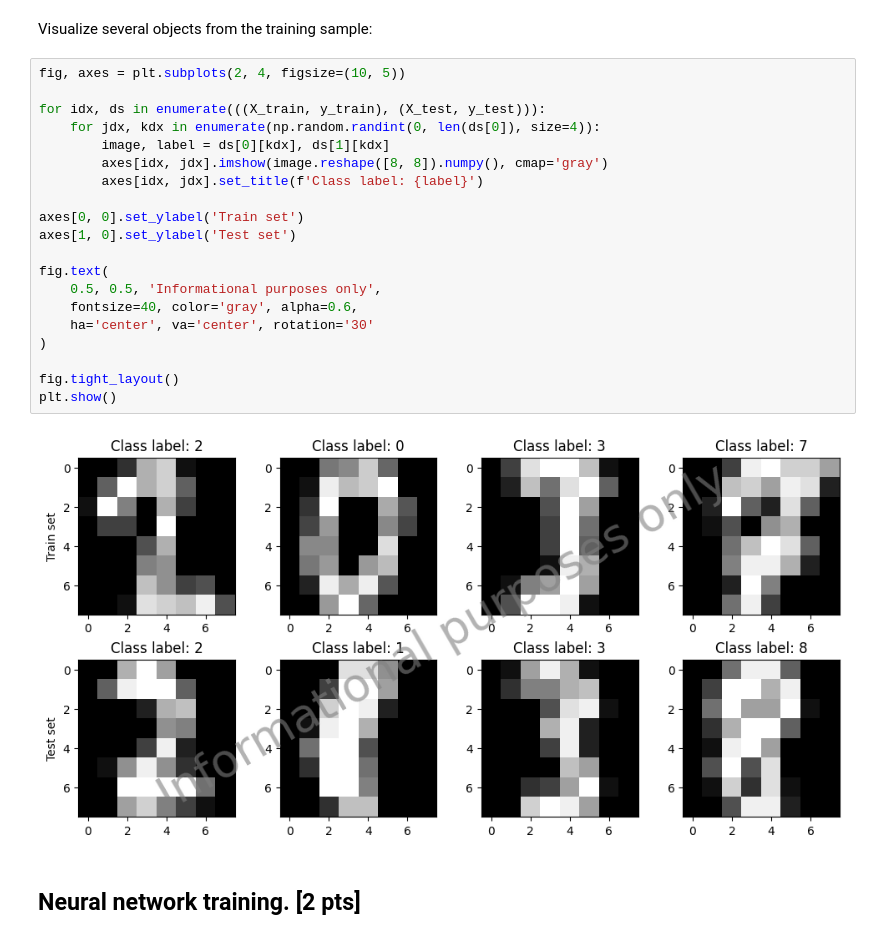
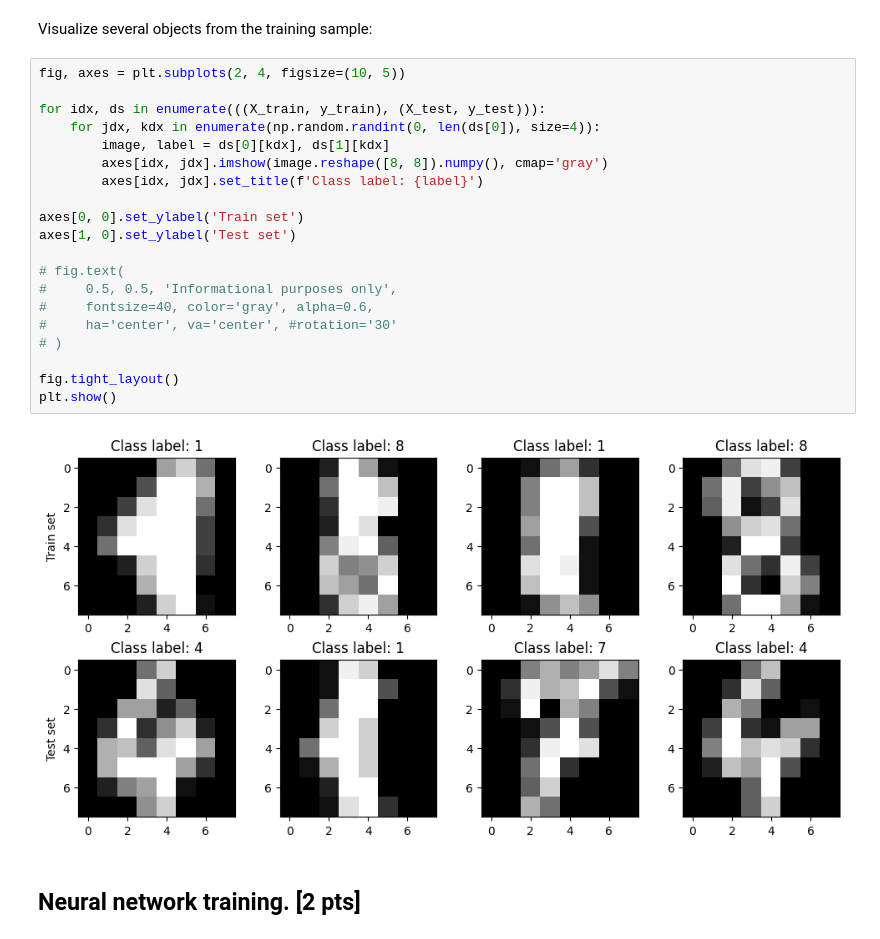
Before and after one commit to asahium/university-homeworks, a Jupyter notebook: CUB/DL/hw1/practice1.ipynb, the cells around one changed output. Cells and saved outputs as stored; diff of their text form.

```diff
--- a/CUB/DL/hw1/practice1.ipynb
+++ b/CUB/DL/hw1/practice1.ipynb
@@ -420,25 +420,25 @@ Visualize several objects from the training sample:
 # %%
 fig, axes = plt.subplots(2, 4, figsize=(10, 5))
 
 for idx, ds in enumerate(((X_train, y_train), (X_test, y_test))):
     for jdx, kdx in enumerate(np.random.randint(0, len(ds[0]), size=4)):
         image, label = ds[0][kdx], ds[1][kdx]
         axes[idx, jdx].imshow(image.reshape([8, 8]).numpy(), cmap='gray')
         axes[idx, jdx].set_title(f'Class label: {label}')
 
 axes[0, 0].set_ylabel('Train set')
 axes[1, 0].set_ylabel('Test set')
 
-fig.text(
-    0.5, 0.5, 'Informational purposes only',
-    fontsize=40, color='gray', alpha=0.6,
-    ha='center', va='center', rotation='30'
-)
+# fig.text(
+#     0.5, 0.5, 'Informational purposes only',
+#     fontsize=40, color='gray', alpha=0.6,
+#     ha='center', va='center', #rotation='30'
+# )
 
 fig.tight_layout()
 plt.show()
 # %% [output]
-[figure, old version]
+[figure, new version]
 # %% [markdown]
 ## Neural network training. [2 pts]
 # %% [markdown]
```
Also changed, not shown: parts of 43 cells of this notebook, 1 other file.
